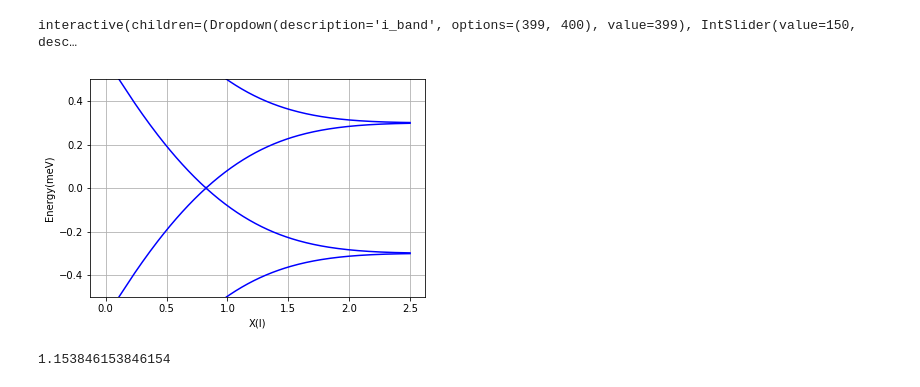
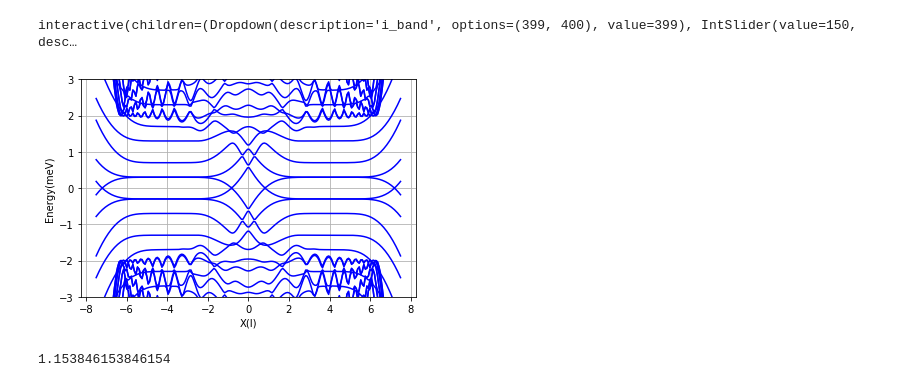
Before and after one commit to hassan-shap/CAR, a Jupyter notebook: TS_Hoppe_nu2_visulization.ipynb, the cells around one changed output. Saved outputs shown, nothing was run; the diff lists cells and outputs as text; code cells hidden in the pictures.

```diff
--- a/TS_Hoppe_nu2_visulization.ipynb
+++ b/TS_Hoppe_nu2_visulization.ipynb
@@ -27,11 +27,11 @@ muB=elec*hbar/(2*m0)
 
 # mu_n=nu*hwc #-gn*muB*B
 mu_n=0.5*hwc#(nu-1/2)*hwc #-gn*muB*B
-ky_sw=np.linspace(0,1,200)*2.5/lB
+ky_sw=np.linspace(-1,1,200)*7.5/lB
 
 Ls=6*lB
 Lx=8*lB
-Nx=200
+Nx=100
 kx=2*pi*np.arange(Nx)/(2*Lx+Ls)-pi*Nx/(2*Lx+Ls)
 [k1,k2]=2*pi*np.mgrid[range(Nx),range(Nx)]/(2*Lx+Ls)-pi*Nx/(2*Lx+Ls)
 
@@ -75,8 +75,8 @@ ddmat=np.kron(dmat,np.array([[0.,1.],[-1.,0.]]))
 Hd_mat=np.kron(ddmat,Hd)
 Hd_mat=Hd_mat+np.transpose(Hd_mat).conj()
 
-Hlx=hbar*lambd*np.kron(np.array([[0.,-1j],[1j,0.]]),k1*y0s(k1-k2))
-HlxT=-hbar*lambd*np.kron(np.array([[0.,-1j],[1j,0.]]),k1*y0s(k2-k1))
+Hlx=hbar*lambd*np.kron(np.array([[0.,-1j],[1j,0.]]),(k1+k2)/2*y0s(k1-k2))
+HlxT=-hbar*lambd*np.kron(np.array([[0.,-1j],[1j,0.]]),(k1+k2)/2*y0s(k2-k1))
 Hz_up= -(gs*y0s(k1-k2)+2*gn*np.real(y0(k1-k2)))
 # Hz_up= -muB*B*(gs*y0s(k1-k2)+2*gn*np.real(y0(k1-k2)))
 Hz= np.kron(np.array([[1,0],[0,-1]]),Hz_up)
@@ -148,14 +148,14 @@ interactive(children=(Dropdown(description='i_band', options=(399, 400), value=3
 # %%
 pyplot.figure()
 pyplot.plot(ky_sw*lB,En.T/hwc,'b')
 pyplot.ylabel("Energy(meV)")
 pyplot.xlabel("X(l)")
 # pyplot.ylim(-22,22)
-# pyplot.ylim(-1.5,1.5)
-pyplot.ylim(-0.5,0.5)
+pyplot.ylim(-3,3)
+# pyplot.ylim(-0.5,0.5)
 pyplot.grid()
 # %% [output]
-[figure, old version]
+[figure, new version]
 # %%
 print(hwc/meV*0.1)
 # %% [output]
```
Also changed, not shown: 16 other files.
